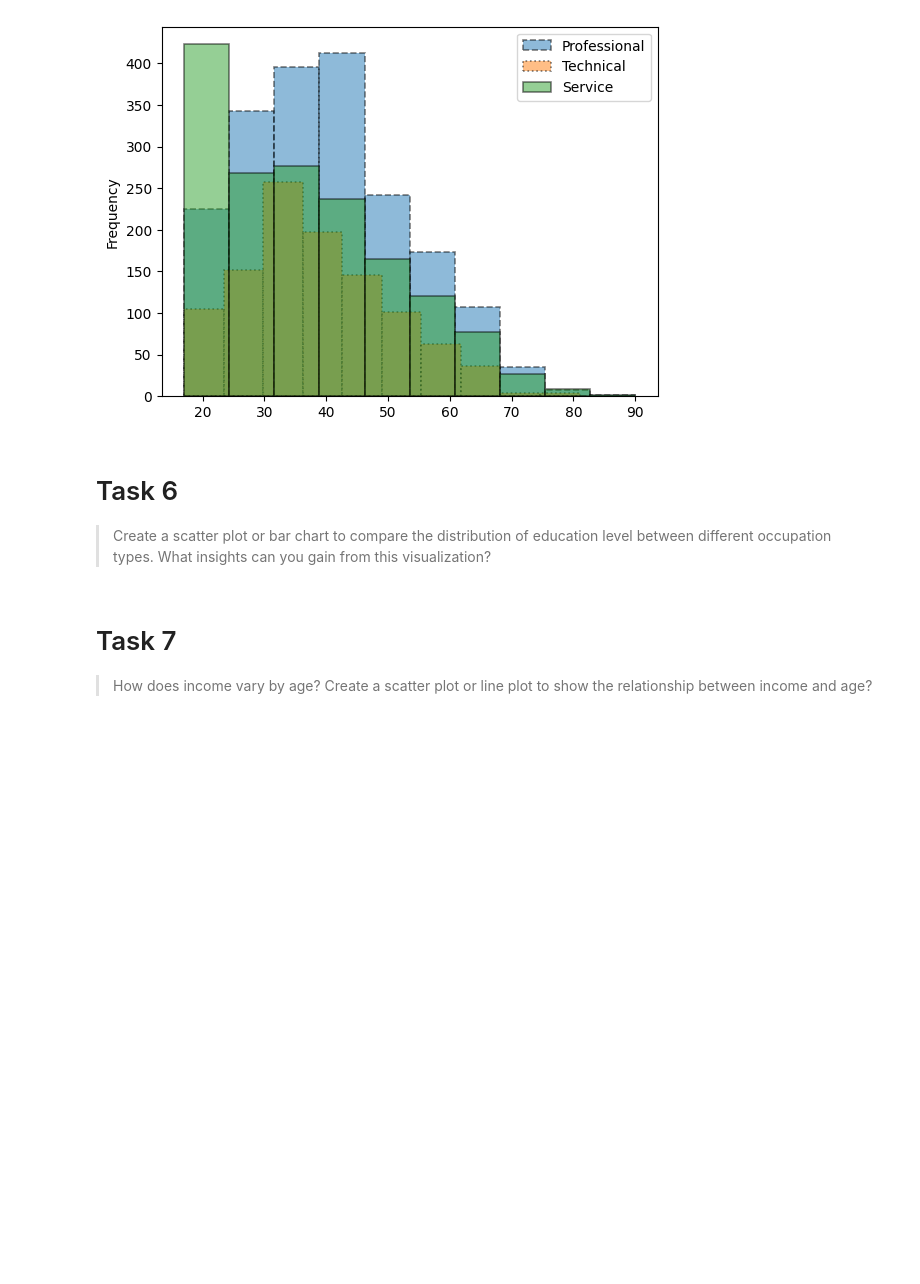
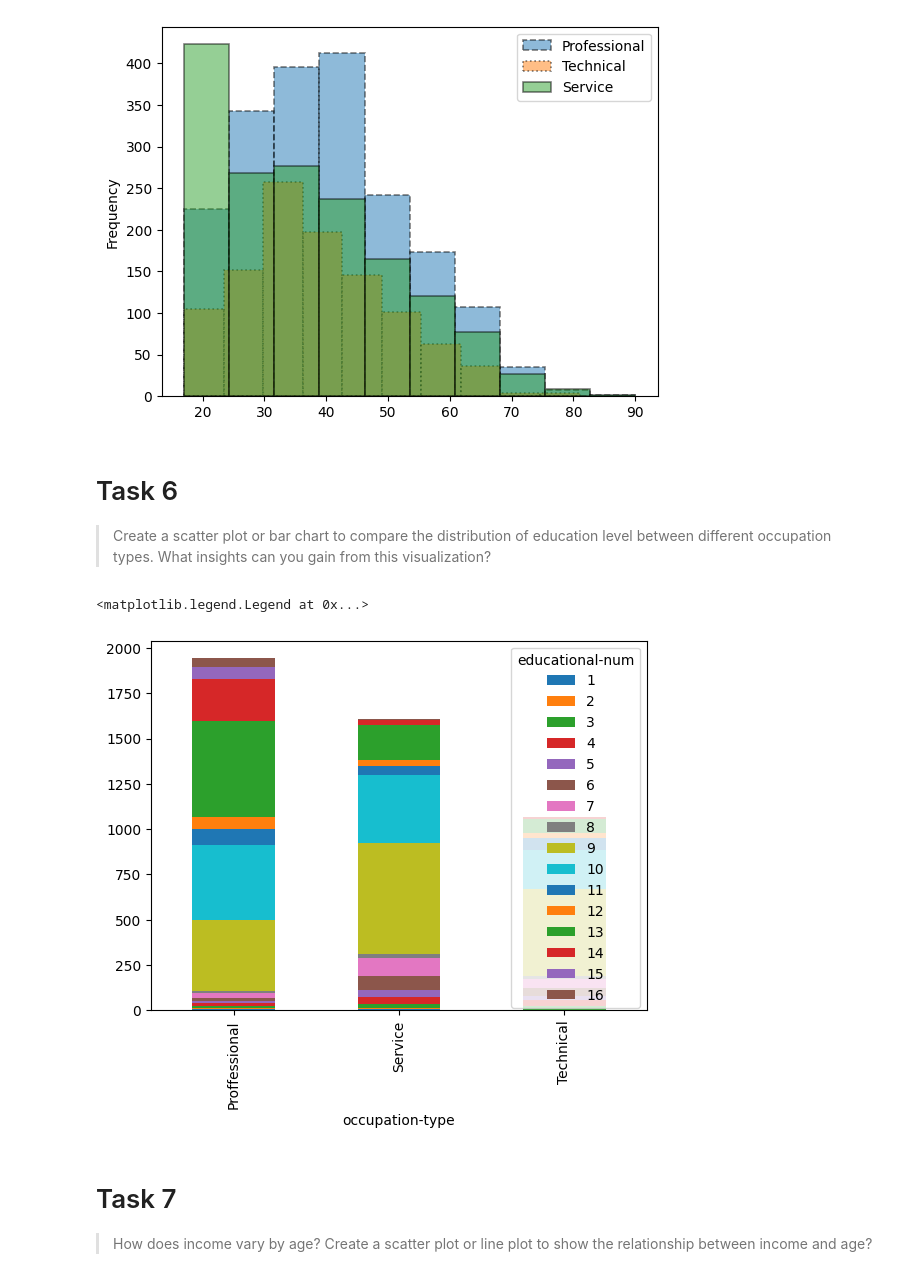
Before and after one commit to Jonson26/DSH-Pase2-Group1, a Jupyter notebook: Session3.ipynb, the cells around one changed output. Drawn from its saved outputs; the diff is of its cells as text; code cells hidden in the pictures; blank space fills up the shorter version.

```diff
--- a/Session3.ipynb
+++ b/Session3.ipynb
@@ -137,6 +138,16 @@ plt.legend(loc='upper right')
 # Task 6
 
 >Create a scatter plot or bar chart to compare the distribution of education level between different occupation types. What insights can you gain from this visualization?
+# %%
+df['occupation-type'] = df['occupation'].apply(
+    lambda x: 'Proffessional' if x in ['Prof-specialty', 'Exec-managerial', 'Adm-clerical', 'Farming-fishing', 'Armed-Forces']
+    else ('Technical' if x in ['Craft-repair', 'Machine-op-inspct', 'Tech-support'] else "Service"))
+
+df.groupby(['occupation-type', 'educational-num']).size().unstack().plot(kind='bar', stacked=True)
+plt.legend(loc='upper right', title="educational-num")
+# %% [output]
+<matplotlib.legend.Legend at 0x...>
+[figure, added]
 # %% [markdown]
 # Task 7
 
```
Also changed, not shown: parts of 2 cells of this notebook.
